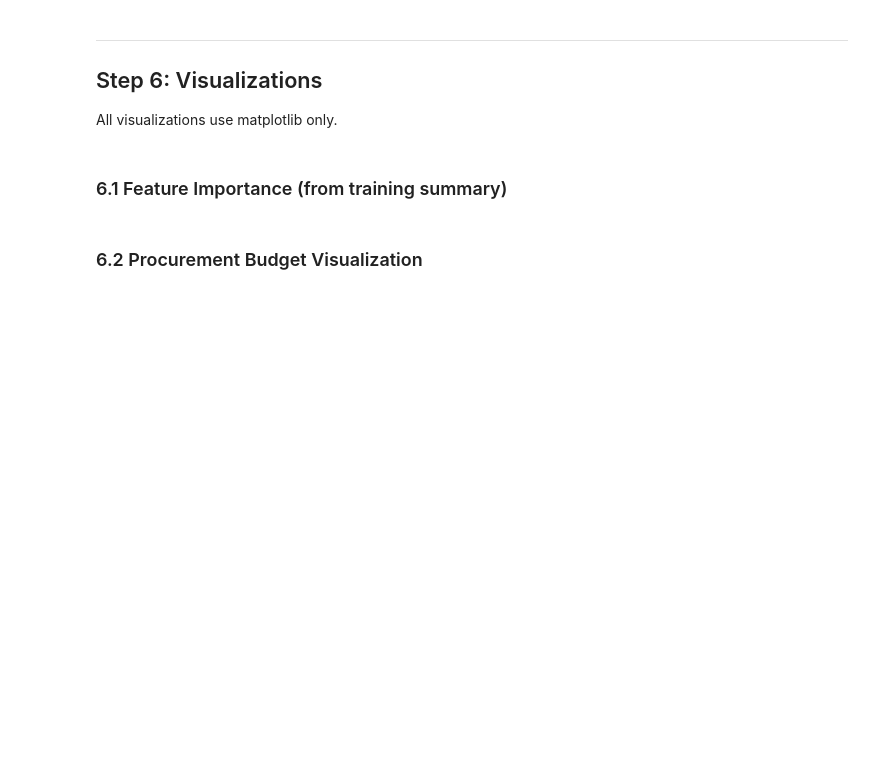
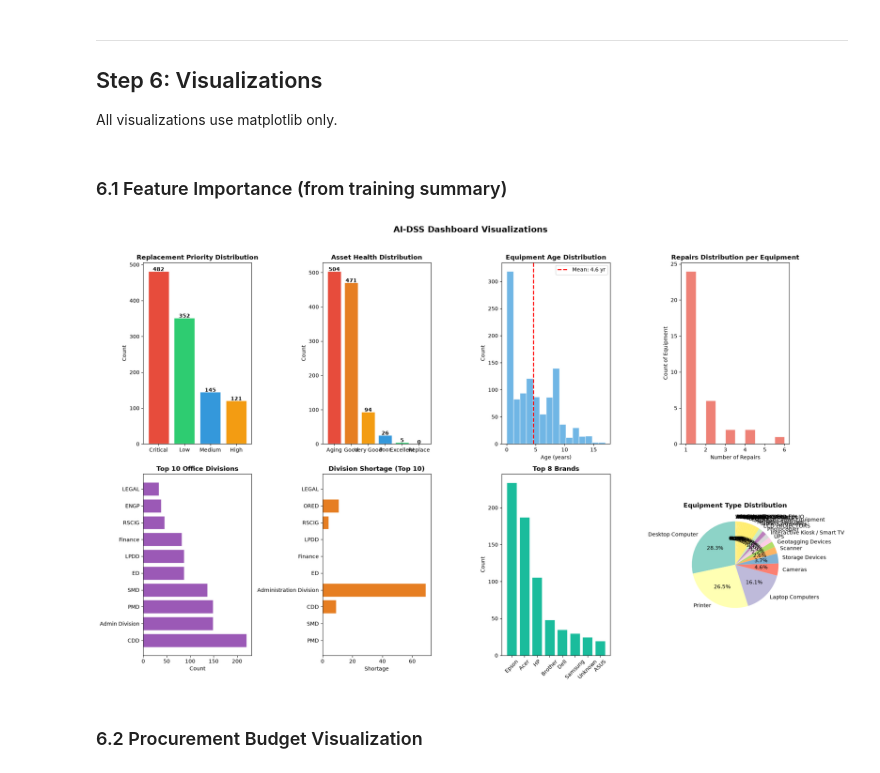
Before and after one commit to FENY2022/CaseStudy_AMSOS, a Jupyter notebook: ICT_AI_DSS/notebooks/04_Dashboard_Analysis.ipynb, the cells around one changed output. Saved outputs shown, nothing was run; the diff lists cells and outputs as text; code cells hidden in the pictures; blank space fills up the shorter version.

```diff
--- a/ICT_AI_DSS/notebooks/04_Dashboard_Analysis.ipynb
+++ b/ICT_AI_DSS/notebooks/04_Dashboard_Analysis.ipynb
@@ -334,7 +404,7 @@ if repl_df is not None and 'predicted_priority' in repl_df.columns:
 if repl_df is not None and 'asset_health_score' in repl_df.columns:
     health = repl_df['asset_health_score']
     bins = [0, 20, 40, 60, 80, 90, 100]
-    labels = ['Replace', 'Poor', 'Aging', 'Good', 'Excellent']
+    labels = ['Replace', 'Poor', 'Aging', 'Good', 'Very Good', 'Excellent']
     health_cats = pd.cut(health, bins=bins, labels=labels, right=False)
     health_counts = health_cats.value_counts()
     colors_h = ['#e74c3c', '#e67e22', '#f39c12', '#3498db', '#2ecc71']
@@ -364,33 +434,35 @@ axes[0, 3].set_ylabel('Count of Equipment')
 
 # --- 5. Office Division Distribution ---
 div_counts = inv['officeDivision'].fillna('Unknown').value_counts().head(10)
 axes[1, 0].barh(div_counts.index, div_counts.values, color='#9b59b6', edgecolor='white')
 axes[1, 0].set_title('Top 10 Office Divisions', fontweight='bold')
 axes[1, 0].set_xlabel('Count')
 
 # --- 6. Division Shortage ---
 short_div = div_shortage.head(10)
 axes[1, 1].barh(short_div['Division'], short_div['shortage'], color='#e67e22', edgecolor='white')
 axes[1, 1].set_title('Division Shortage (Top 10)', fontweight='bold')
 axes[1, 1].set_xlabel('Shortage')
 
 # --- 7. Brand Distribution ---
 brand_clean = inv['brand'].fillna('Unknown').str.strip().replace(['', 'N/A', '0'], 'Unknown')
 brand_counts = brand_clean.value_counts().head(8)
 axes[1, 2].bar(brand_counts.index, brand_counts.values, color='#1abc9c', edgecolor='white')
 axes[1, 2].set_title('Top 8 Brands', fontweight='bold')
 axes[1, 2].set_ylabel('Count')
 axes[1, 2].tick_params(axis='x', rotation=45)
 
 # --- 8. Equipment Type Distribution ---
 type_counts = inv['equipmentType'].value_counts()
 axes[1, 3].pie(type_counts.values, labels=type_counts.index, autopct='%1.1f%%',
                startangle=90, colors=plt.cm.Set3(range(len(type_counts))))
 axes[1, 3].set_title('Equipment Type Distribution', fontweight='bold')
 
 plt.tight_layout()
 plt.savefig(OUTPUT_DIR / 'dashboard_visualizations.png', dpi=150, bbox_inches='tight')
 plt.show()
+# %% [output]
+[figure, added]
 # %% [markdown]
 ### 6.2 Procurement Budget Visualization
 # %%
```
Also changed, not shown: parts of 13 cells of this notebook, 9 other files.
